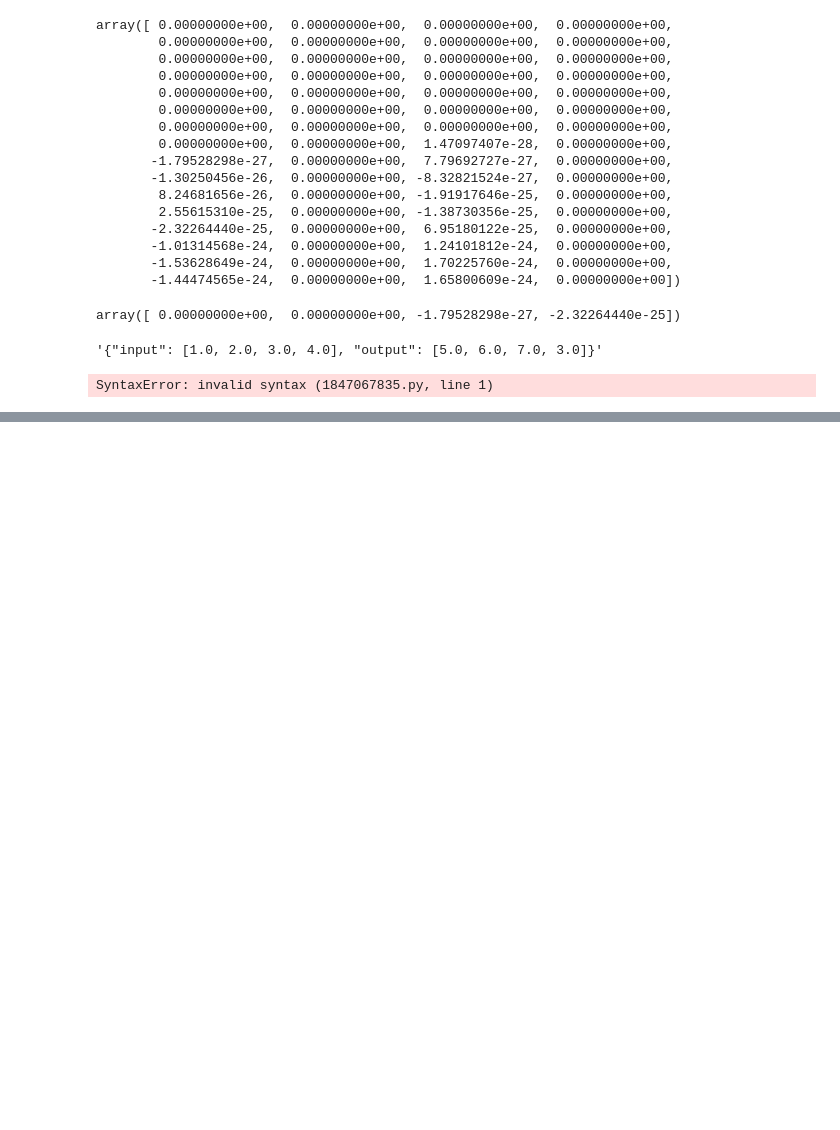
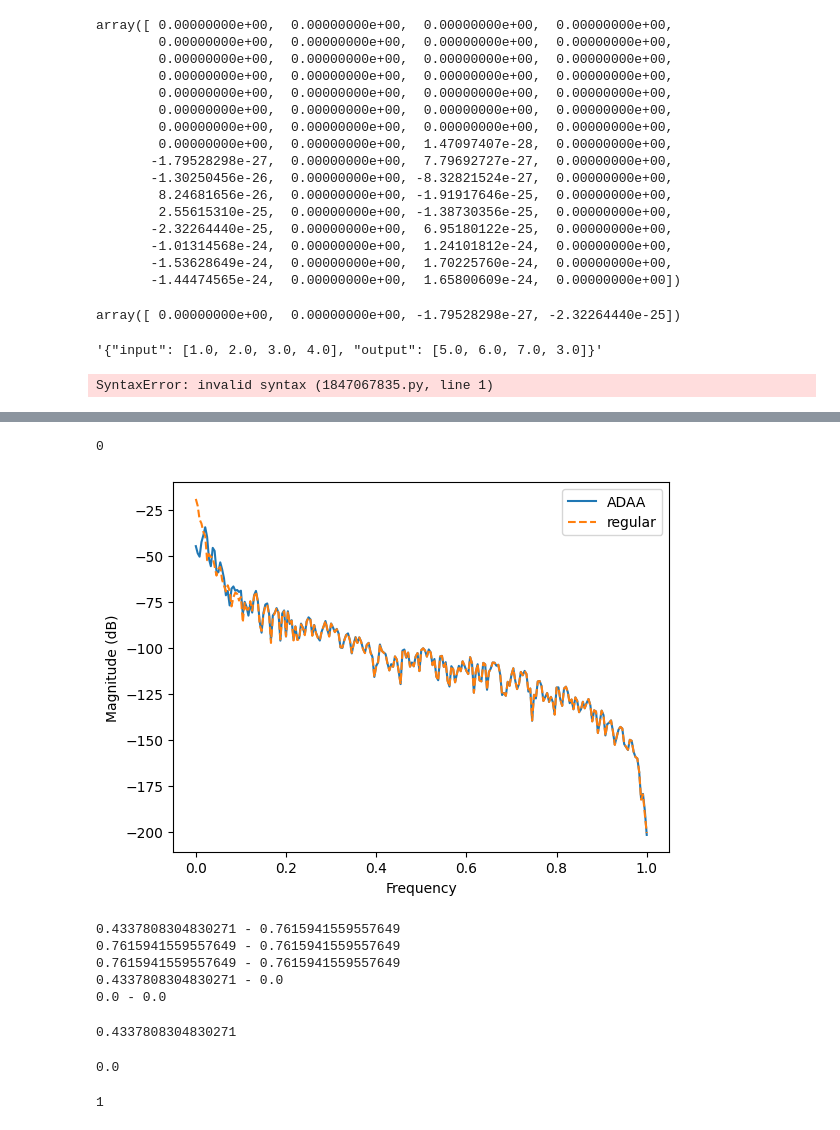
Before and after one commit to jsquie/Nonlinear_ADAA, a Jupyter notebook: Untitled.ipynb, the cells around one changed output, grey strips where cells are left out. Drawn from its saved outputs; the diff is of its cells as text; code cells hidden in the pictures; blank space fills up the shorter version.

```diff
--- a/Untitled.ipynb
+++ b/Untitled.ipynb
@@ -1391,0 +1494,21 @@ hc_4x_ad2.write_test_result_to_json_file("./tests/json_test_data/hc_4x_ad2.json"
+# %%
+sig = np.random.randn(480)
+filter_1 = Biquad()
+filter_2 = Biquad()
+
+filter_1.saturator_1 = ADAA_2(np.tanh, tanh_AD1, tanh_AD2)
+filter_1.saturator_2 = ADAA_2(np.tanh, tanh_AD1, tanh_AD2)
+#filter_1.saturator = np.tanh
+filter_1.gain = 1.00
+filter_1.setCoefs(b=coefs[0], a=coefs[1])
+
+filter_2.gain = 1.00
+# filter_2.saturator = np.tanh
+filter_2.setCoefs(b=coefs[0], a=coefs[1])
+plt.magnitude_spectrum(filter_1.processBlock(sig), scale='dB', label='ADAA')
+plt.magnitude_spectrum(filter_2.processBlock(sig), scale='dB', label='regular', ls='--')
+plt.legend()
+0
+# %% [output]
+0
+[figure, added]
@@ -1391,0 +1517,22 @@ hc_4x_ad2.write_test_result_to_json_file("./tests/json_test_data/hc_4x_ad2.json"
+# %%
+ad = ADAA_1(np.tanh, tanh_AD1)
+for i in [1., 1., 1., 0., 0.]:
+    print(f"{ad.process_sample(i)} - {np.tanh(i)}")
+# %% [output]
+0.4337808304830271 - 0.7615941559557649
+0.7615941559557649 - 0.7615941559557649
+0.7615941559557649 - 0.7615941559557649
+0.4337808304830271 - 0.0
+0.0 - 0.0
+# %%
+tanh_AD1(1.)
+# %% [output]
+0.4337808304830271
+# %%
+tanh_AD1(0.0)
+# %% [output]
+0.0
+# %%
+1 - 0
+# %% [output]
+1
```
Also changed, not shown: parts of 21 cells of this notebook, 5 other files.
